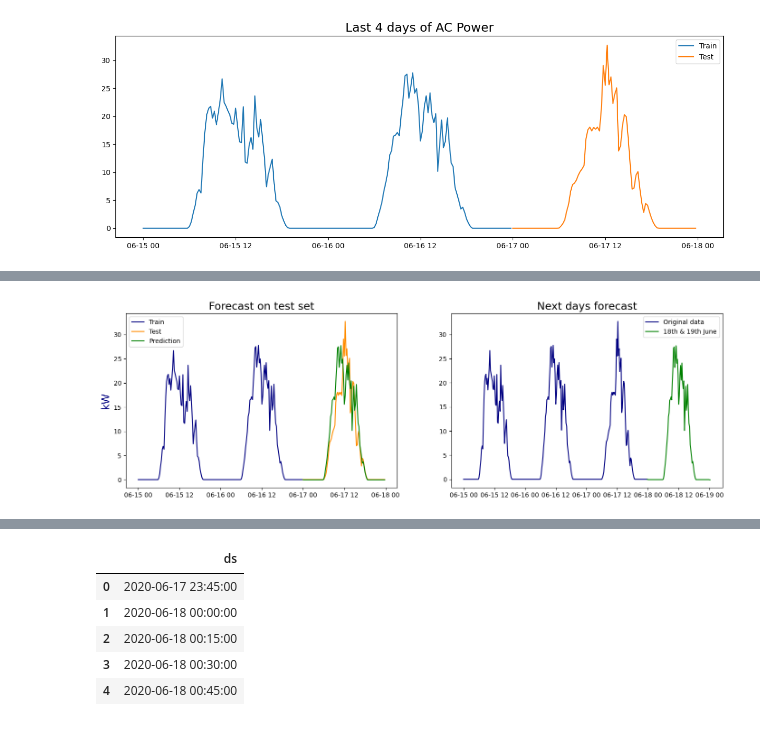
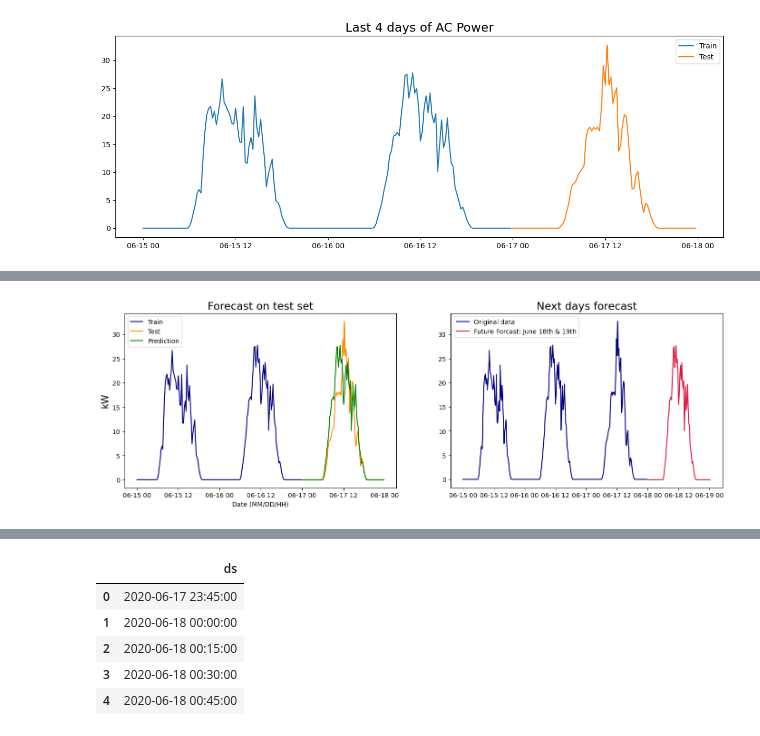
Before and after one commit to audreymalloy/Springboard_DataScience, a Jupyter notebook: Capstone-3-Solar/Modeling/model_solar.ipynb, the cells around one changed output, grey strips where cells are left out. Saved outputs shown, nothing was run; the diff lists cells and outputs as text; code cells hidden in the pictures.

```diff
--- a/Capstone-3-Solar/Modeling/model_solar.ipynb
+++ b/Capstone-3-Solar/Modeling/model_solar.ipynb
@@ -276,25 +359,26 @@ future_dates = [test.index[-1] + DateOffset(minutes=x) for x in range(0,2910,15)
 # %%
 prediction=pd.DataFrame(arima_model.predict(n_periods=96),index=test.index)
 prediction.columns=['predicted_yield']
 
 fig,ax= plt.subplots(ncols=2,nrows=1,dpi=100,figsize=(17,5))
 ax[0].plot(train,label='Train',color='navy')
 ax[0].plot(test,label='Test',color='darkorange')
 ax[0].plot(prediction,label='Prediction',color='green')
 ax[0].legend()
 ax[0].set_title('Forecast on test set',size=17)
-ax[0].set_ylabel('kW',color='navy',fontsize=17)
-
+ax[0].set_ylabel('kW',fontsize=15)
+ax[0].set_xlabel('Date (MM/DD/HH)')
 
 f_prediction=pd.DataFrame(arima_model.predict(n_periods=194),index=future_dates)
 f_prediction.columns=['predicted_yield']
 ax[1].plot(pred_gen,label='Original data',color='navy')
-ax[1].plot(f_prediction,label='18th & 19th June',color='green')
+ax[1].plot(f_prediction,label='Future Forcast: June 18th & 19th',color='crimson')
 ax[1].legend()
 ax[1].set_title('Next days forecast',size=17)
+ax[0].set_xlabel('Date (MM/DD/HH)')
 plt.show()
 # %% [output]
-[figure, old version]
+[figure, new version]
 # %%
 arima_model.summary()
 # %% [output]
```
Also changed, not shown: parts of 83 cells of this notebook.
